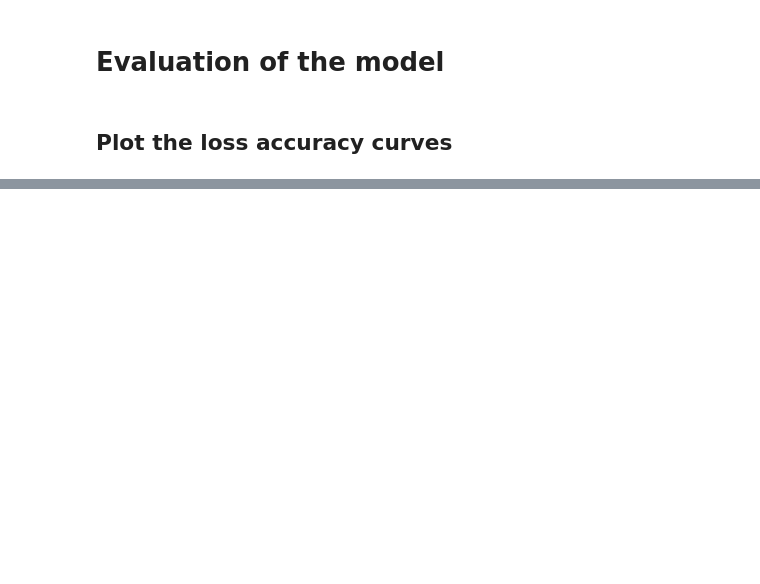
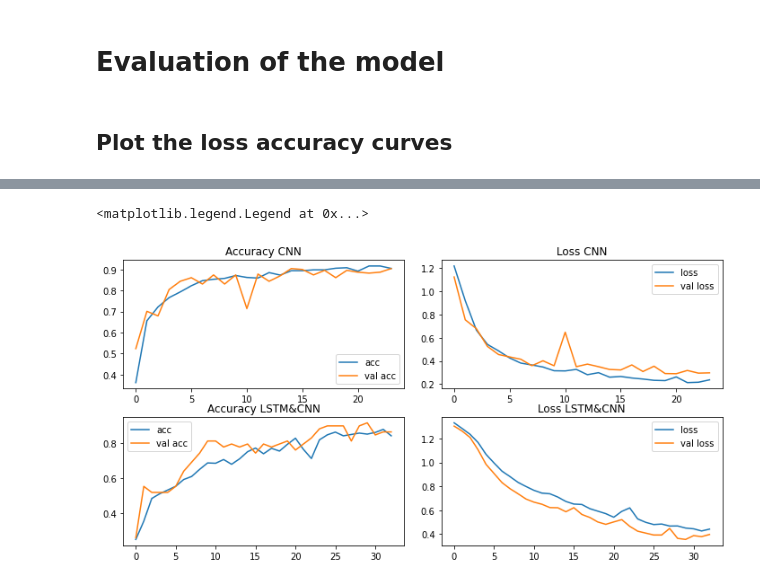
Before and after one commit to ml-lohi/hackathon-milan, a Jupyter notebook: submission/code/evaluate.ipynb, the cells around one changed output, grey strips where cells are left out. Saved outputs shown, nothing was run; the diff lists cells and outputs as text; code cells hidden in the pictures; blank space fills up the shorter version.

```diff
--- a/submission/code/evaluate.ipynb
+++ b/submission/code/evaluate.ipynb
@@ -116,0 +30,29 @@ Accuracy: 0.800000011920929
+# %%
+accCNN, lossCNN, val_accCNN, val_lossCNN = read_history("history/historyCNN.csv")
+accLSTM, lossLSTM, val_accLSTM, val_lossLSTM = read_history("history/historyLSTM.csv")
+
+fig, axs = plt.subplots(2,2, figsize = (10,5))
+fig.tight_layout()
+
+axs[0,0].plot(accCNN, label = "acc")
+axs[0,0].plot(val_accCNN, label = "val acc")
+axs[0,0].set_title("Accuracy CNN")
+axs[0,0].legend()
+
+axs[0,1].plot(lossCNN, label = "loss")
+axs[0,1].plot(val_lossCNN, label = "val loss")
+axs[0,1].set_title("Loss CNN")
+axs[0,1].legend()
+
+axs[1,0].plot(accLSTM, label = "acc")
+axs[1,0].plot(val_accLSTM, label = "val acc")
+axs[1,0].set_title("Accuracy LSTM&CNN")
+axs[1,0].legend()
+
+axs[1,1].plot(lossLSTM, label = "loss")
+axs[1,1].plot(val_lossLSTM, label = "val loss")
+axs[1,1].set_title("Loss LSTM&CNN")
+axs[1,1].legend()
+# %% [output]
+<matplotlib.legend.Legend at 0x...>
+[figure, added]
```
Also changed, not shown: parts of 17 cells of this notebook.
